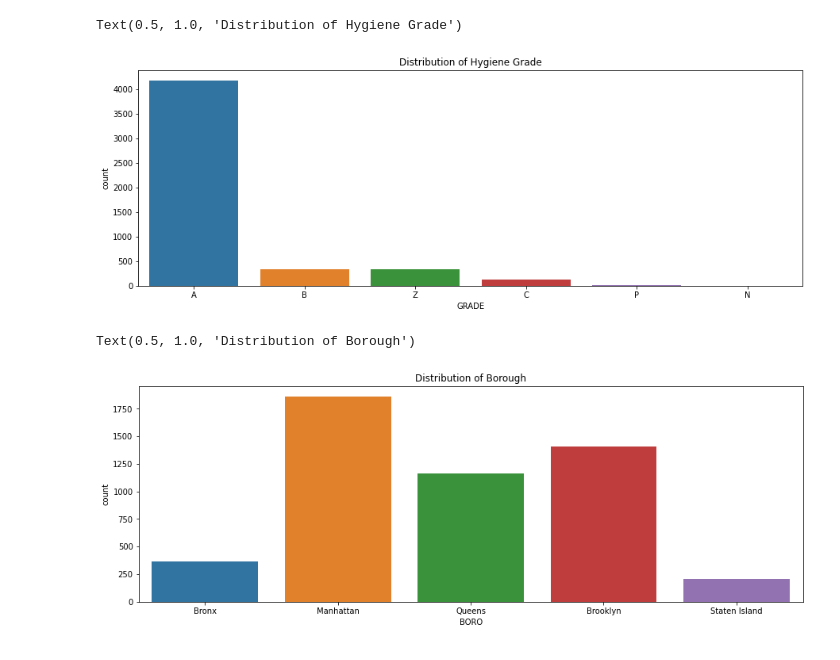
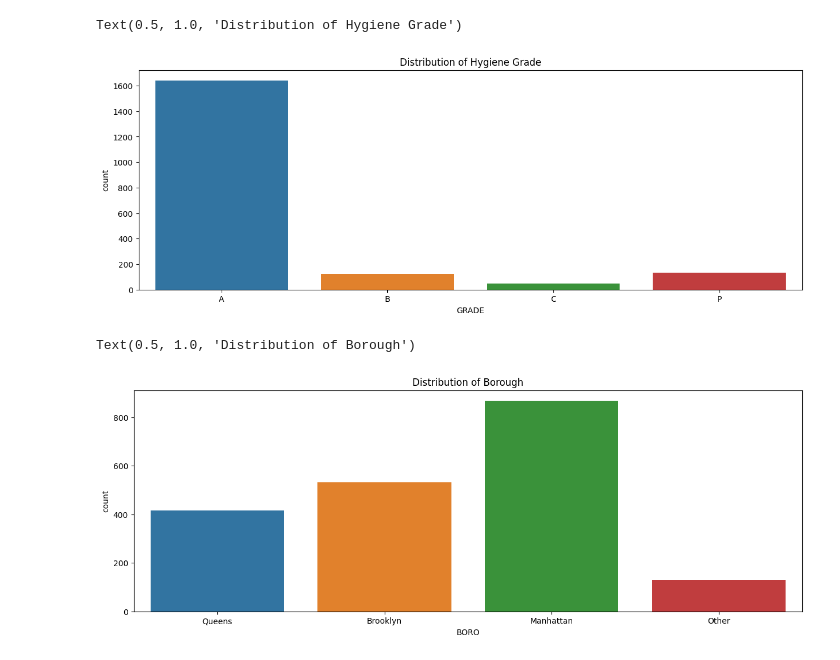
Before and after one commit to serenawcy/restaurant_ratings, a Jupyter notebook: pre_analyses/EDA.ipynb, the cells around one changed output. Cells and saved outputs as stored; diff of their text form; code cells hidden in the pictures.

```diff
--- a/pre_analyses/EDA.ipynb
+++ b/pre_analyses/EDA.ipynb
@@ -6,2 +12,8 @@ import matplotlib.pyplot as plt
 # %%
 df1 = pd.read_csv("hygiene_data.csv")
+# %%
+df3 = pd.read_csv('with_zip_code.csv')
+# %%
+df3['name_lower'] = df3['name'].str.lower()
+df3['zip_code'] = df3['zip_code'].astype('int')
+df3.head()
@@ -8,14 +27,27 @@ df1 = pd.read_csv("hygiene_data.csv")
+# %%
+df1['name_lower'] = df1['DBA'].str.lower()
+df1.dropna(subset=['ZIPCODE'], inplace=True)
+df1['ZIPCODE'] = df1['ZIPCODE'].astype('int')
+# %%
+new_df = pd.merge(df1, df3,  how='inner', left_on=['name_lower','ZIPCODE'], right_on = ['name_lower','zip_code'])
+new_df = new_df.drop(columns = [ 'DBA', 'name_lower','Unnamed: 0', 'zip_code'])
+new_df.drop(new_df[new_df['GRADE'] == 'N'].index, inplace = True)
+new_df.dropna(subset=['price'], inplace=True)
+new_df['GRADE'] = new_df['GRADE'].replace(['Z'], 'P')
 # %%
 fig, ax = plt.subplots(figsize = (15, 5))
-sns.countplot(x = 'GRADE', data = df1)
+sns.countplot(x = 'GRADE', data = new_df, order = ['A', 'B', 'C', 'P'])
 ax.set_title('Distribution of Hygiene Grade')
 # %% [output]
 Text(0.5, 1.0, 'Distribution of Hygiene Grade')
-[figure, old version]
+[figure, new version]
 # %%
+new_df['BORO'] = new_df['BORO'].replace('Bronx','Other')
+new_df['BORO'] = new_df['BORO'].replace('Staten Island','Other')
+
 fig, ax = plt.subplots(figsize = (15, 5))
-sns.countplot(x = 'BORO', data = df1)
+sns.countplot(x = 'BORO', data = new_df)
 ax.set_title('Distribution of Borough')
 # %% [output]
 Text(0.5, 1.0, 'Distribution of Borough')
-[figure, old version]
+[figure, new version]
```
Also changed, not shown: parts of 15 cells of this notebook.
